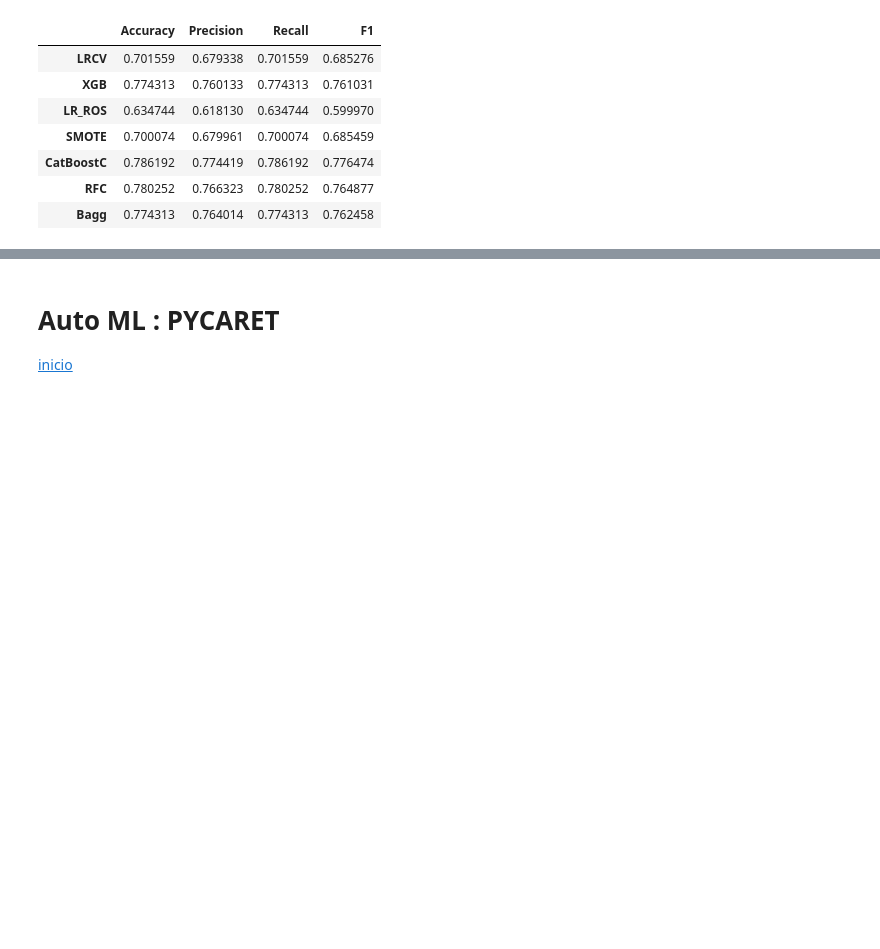
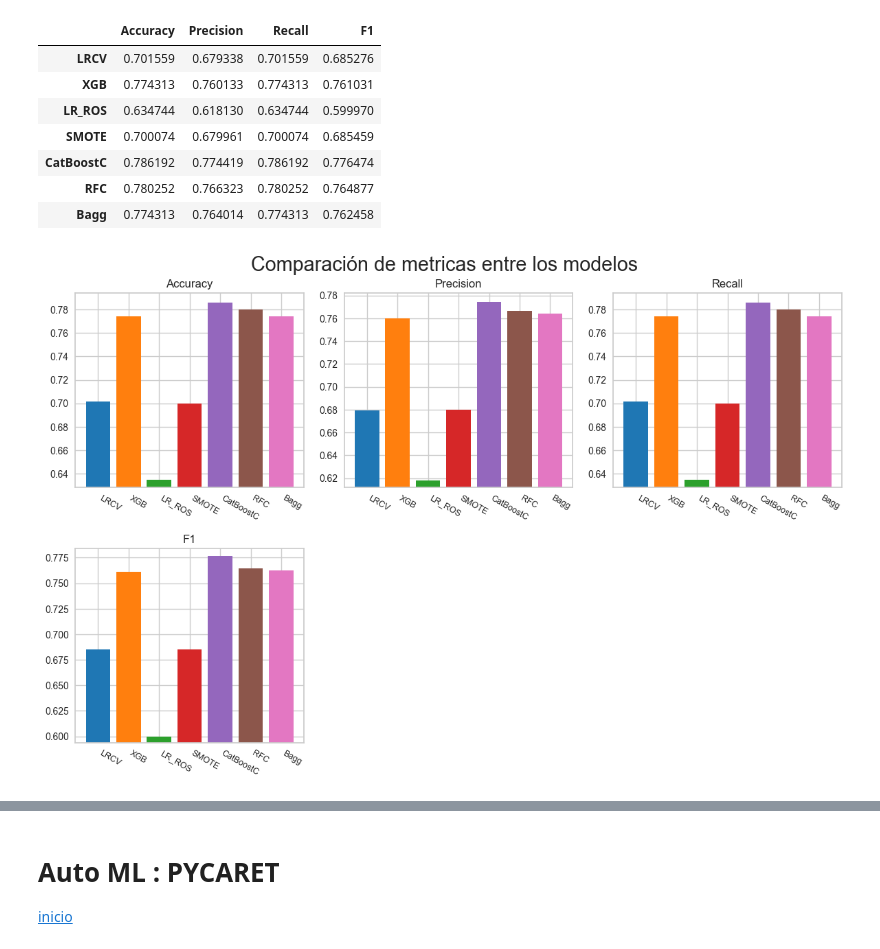
Before and after one commit to BenjaSar/ApMaqI, a Jupyter notebook: TP_ApM1.ipynb, the cells around one changed output, grey strips where cells are left out. Cells and saved outputs as stored; diff of their text form; code cells hidden in the pictures; blank space fills up the shorter version.

Commit message:
df comparación de métricas entre modelos

```diff
--- a/TP_ApM1.ipynb
+++ b/TP_ApM1.ipynb
@@ -837,6 +813,26 @@ metrics
 | CatBoostC | 0.786192 | 0.774419 | 0.786192 | 0.776474 |
 | RFC | 0.780252 | 0.766323 | 0.780252 | 0.764877 |
 | Bagg | 0.774313 | 0.764014 | 0.774313 | 0.762458 |
+# %%
+colors =['#1f77b4', '#ff7f0e', '#2ca02c', '#d62728', '#9467bd','#8c564b', '#e377c2', '#7f7f7f', '#bcbd22', '#17becf']
+
+fig, axs = plt.subplots(4,3,figsize=(12, 15))
+for ax, m in zip(axs.flat, metrics.columns):
+    p = ax.bar(metrics.index, metrics[m], color=colors)
+    ax.set_title(m)
+    ax.set_ylim(bottom=(metrics[m].min()*0.99), top=(metrics[m].max()*1.01))
+    #ax.yaxis.set_major_formatter(plt.FuncFormatter(format_func))
+    #ax.bar_label(p, label_type='center')
+    plt.setp(ax.get_xticklabels(), fontsize=9, rotation=330, ha='left')
+
+for ax in axs.flat[len(metrics.columns):]:
+    ax.remove()
+
+fig.suptitle('Comparación de metricas entre los modelos', fontsize = 'xx-large')
+fig.tight_layout()
+plt.show()
+# %% [output]
+[figure, added]
 # %%
 themes_metrics
 # %% [output]
```
Also changed, not shown: parts of 1 cell of this notebook.
